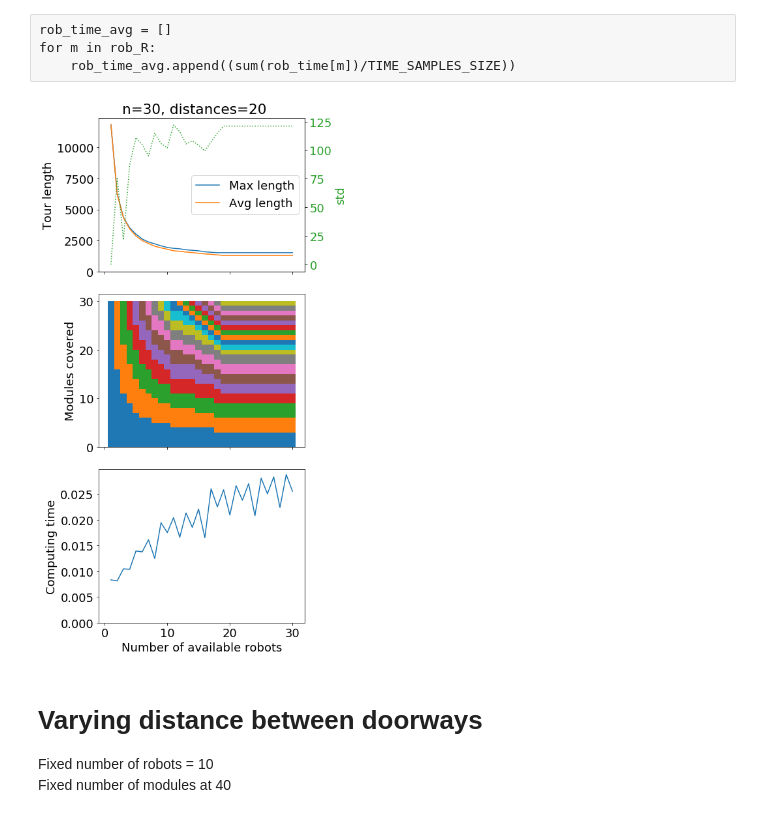
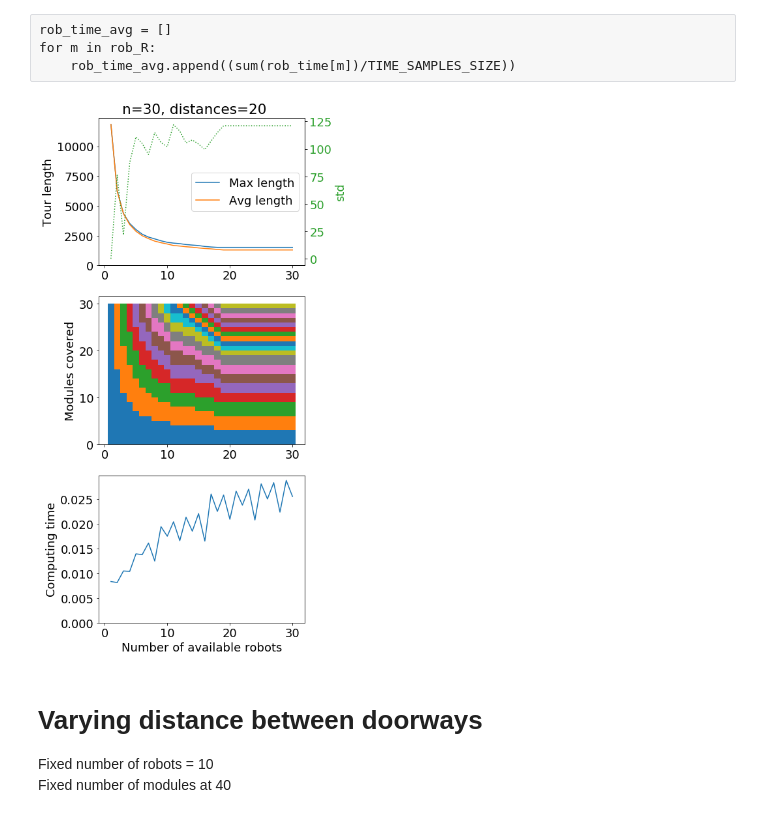
Before and after one commit to mirkosalaris/CoverageModularEnvironments, a Jupyter notebook: Notebooks/Hotel_example.ipynb, the cells around one changed output. Saved outputs shown, nothing was run; the diff lists cells and outputs as text; code cells hidden in the pictures.

Commit message:
labels to all plots in hotel example

```diff
--- a/Notebooks/Hotel_example.ipynb
+++ b/Notebooks/Hotel_example.ipynb
@@ -79,6 +79,10 @@ for number_of_modules in mod_R:
     mod_time_avg.append((sum(mod_time[number_of_modules])/TIME_SAMPLES_SIZE))
 # %%
 fig, (ax1, ax2, ax3) = plt.subplots(3, 1, sharex=True)
+
+ax1.xaxis.set_tick_params(which='both', labelbottom=True)
+ax2.xaxis.set_tick_params(which='both', labelbottom=True)
+
 fig.set_size_inches(PLT_W, PLT_H)
 fig.suptitle("m=" + str(mod_m) + ", distances=" + str(mod_connection_distance), y=1)
 
@@ -165,6 +169,10 @@ for m in rob_R:
     rob_time_avg.append((sum(rob_time[m])/TIME_SAMPLES_SIZE))
 # %%
 fig, (ax1, ax2, ax3) = plt.subplots(3,1,sharex=True)
+
+ax1.xaxis.set_tick_params(which='both', labelbottom=True)
+ax2.xaxis.set_tick_params(which='both', labelbottom=True)
+
 fig.set_size_inches(PLT_W, PLT_H)
 fig.suptitle("n=" + str(rob_number_of_modules) + ", distances=" + str(rob_connection_distance), y=1)
 
@@ -182,34 +190,34 @@ color = 'tab:green'
 ax1b.set_ylabel('std', color=color)
 ax1b.plot(rob_R, rob_std_len, ':', color=color)
 ax1b.tick_params(axis='y', labelcolor=color)
 #### End makespan plot ####
 
 
 #### Modules covered plot ####
 ax2.set_ylabel('Modules covered')
 ax2.set_ylim(top=rob_number_of_modules*1.05)
 
 top = np.zeros(len(rob_modules_visited))
 
 modules_covered_list = list(zip_longest(*rob_modules_visited, fillvalue=0))
 
 for n in modules_covered_list:
     ax2.bar(rob_R, n, bottom=top, width=rob_step)
     top += n
 #### End modules covered plot ####
 
 
 #### Runtime plot ####
 ax3.set_ylabel('Computing time')
 ax3.set_xlabel('Number of available robots')
 ax3.plot(rob_R, rob_time_avg)
 ax3.set_ylim(bottom=0)
 #### End Runtime plot ####
 
 fig.tight_layout()
 fig.savefig(SAVE_FOLDER+"varying_m_together.pdf", dpi=200, bbox_inches='tight', pad_inches=0.1)
 # %% [output]
-[figure, old version]
+[figure, new version]
 # %% [markdown]
 # Varying distance between doorways
 Fixed number of robots = 10
```
Also changed, not shown: parts of 2 cells of this notebook, 3 other files.
